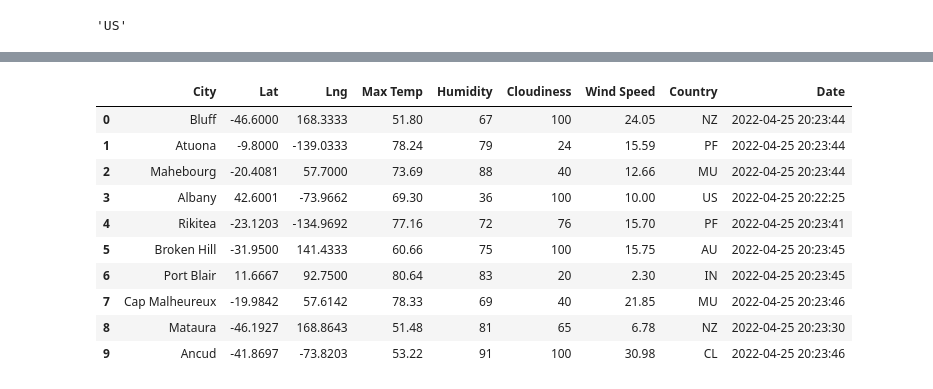
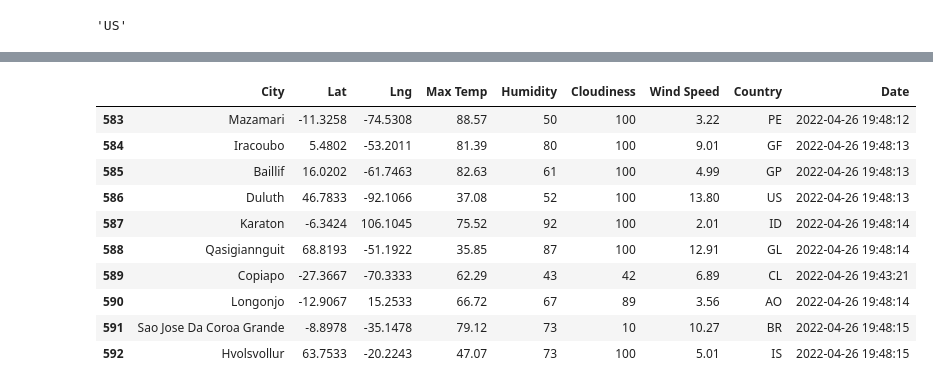
Before and after one commit to lawnshogan/World_Weather_Analysis, a Jupyter notebook: Practice/WeatherPy.ipynb, the cells around one changed output, grey strips where cells are left out. Saved outputs shown, nothing was run; the diff lists cells and outputs as text; code cells hidden in the pictures.

```diff
--- a/Practice/WeatherPy.ipynb
+++ b/Practice/WeatherPy.ipynb
@@ -356,21 +350,21 @@ Data Retrieval Complete
 # %%
 # 6.2.7 - Create a DataFrame of City Weather Date
 
 # Convert the array of dictionaries to a Pandas DataFrame.
 city_data_df = pd.DataFrame(city_data)
-city_data_df.head(10)
+city_data_df.tail(10)
 # %% [output]
 |  | City | Lat | Lng | Max Temp | Humidity | Cloudiness | Wind Speed | Country | Date |
-| 0 | Bluff | -46.6000 | 168.3333 | 51.80 | 67 | 100 | 24.05 | NZ | 2022-04-25 20:23:44 |
-| 1 | Atuona | -9.8000 | -139.0333 | 78.24 | 79 | 24 | 15.59 | PF | 2022-04-25 20:23:44 |
-| 2 | Mahebourg | -20.4081 | 57.7000 | 73.69 | 88 | 40 | 12.66 | MU | 2022-04-25 20:23:44 |
-| 3 | Albany | 42.6001 | -73.9662 | 69.30 | 36 | 100 | 10.00 | US | 2022-04-25 20:22:25 |
-| 4 | Rikitea | -23.1203 | -134.9692 | 77.16 | 72 | 76 | 15.70 | PF | 2022-04-25 20:23:41 |
-| 5 | Broken Hill | -31.9500 | 141.4333 | 60.66 | 75 | 100 | 15.75 | AU | 2022-04-25 20:23:45 |
-| 6 | Port Blair | 11.6667 | 92.7500 | 80.64 | 83 | 20 | 2.30 | IN | 2022-04-25 20:23:45 |
-| 7 | Cap Malheureux | -19.9842 | 57.6142 | 78.33 | 69 | 40 | 21.85 | MU | 2022-04-25 20:23:46 |
-| 8 | Mataura | -46.1927 | 168.8643 | 51.48 | 81 | 65 | 6.78 | NZ | 2022-04-25 20:23:30 |
-| 9 | Ancud | -41.8697 | -73.8203 | 53.22 | 91 | 100 | 30.98 | CL | 2022-04-25 20:23:46 |
+| 583 | Mazamari | -11.3258 | -74.5308 | 88.57 | 50 | 100 | 3.22 | PE | 2022-04-26 19:48:12 |
+| 584 | Iracoubo | 5.4802 | -53.2011 | 81.39 | 80 | 100 | 9.01 | GF | 2022-04-26 19:48:13 |
+| 585 | Baillif | 16.0202 | -61.7463 | 82.63 | 61 | 100 | 4.99 | GP | 2022-04-26 19:48:13 |
+| 586 | Duluth | 46.7833 | -92.1066 | 37.08 | 52 | 100 | 13.80 | US | 2022-04-26 19:48:13 |
+| 587 | Karaton | -6.3424 | 106.1045 | 75.52 | 92 | 100 | 2.01 | ID | 2022-04-26 19:48:14 |
+| 588 | Qasigiannguit | 68.8193 | -51.1922 | 35.85 | 87 | 100 | 12.91 | GL | 2022-04-26 19:48:14 |
+| 589 | Copiapo | -27.3667 | -70.3333 | 62.29 | 43 | 42 | 6.89 | CL | 2022-04-26 19:43:21 |
+| 590 | Longonjo | -12.9067 | 15.2533 | 66.72 | 67 | 89 | 3.56 | AO | 2022-04-26 19:48:14 |
+| 591 | Sao Jose Da Coroa Grande | -8.8978 | -35.1478 | 79.12 | 73 | 10 | 10.27 | BR | 2022-04-26 19:48:15 |
+| 592 | Hvolsvollur | 63.7533 | -20.2243 | 47.07 | 73 | 100 | 5.01 | IS | 2022-04-26 19:48:15 |
 # %%
 # Reorder the columns
 new_column_order = ["City", "Country", "Date", "Lat", "Lng", "Max Temp", "Humidity", "Cloudiness", "Wind Speed"]
```
Also changed, not shown: parts of 18 cells of this notebook, 1 other file.
